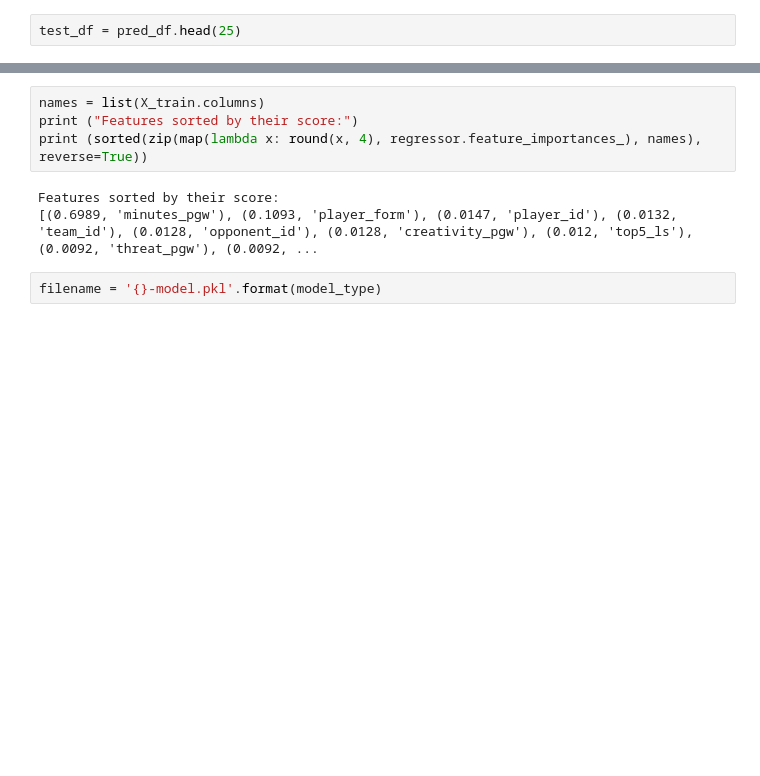
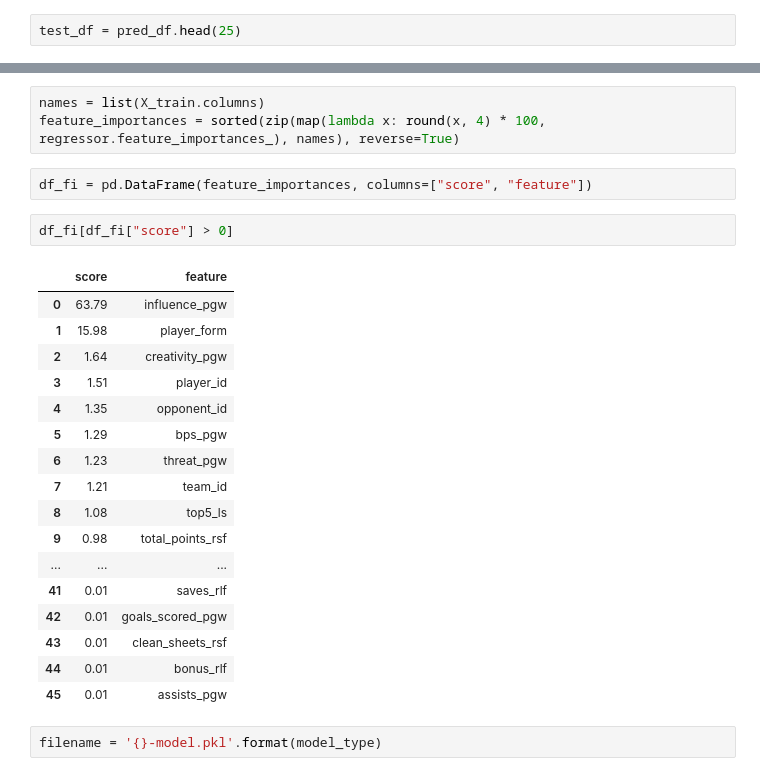
Before and after one commit to ssh24/Fantasy-Premier-League, a Jupyter notebook: dev/scripts/models/random-forest-model.ipynb, the cells around one changed output, grey strips where cells are left out. Saved outputs shown, nothing was run; the diff lists cells and outputs as text; blank space fills up the shorter version.

```diff
--- a/dev/scripts/models/random-forest-model.ipynb
+++ b/dev/scripts/models/random-forest-model.ipynb
@@ -155,11 +155,29 @@ OOB Score: 0.31
 R^2 Validation Score: 0.30
 # %%
 names = list(X_train.columns)
-print ("Features sorted by their score:")
-print (sorted(zip(map(lambda x: round(x, 4), regressor.feature_importances_), names), reverse=True))
+feature_importances = sorted(zip(map(lambda x: round(x, 4) * 100, regressor.feature_importances_), names), reverse=True)
-# %% [output]
-Features sorted by their score:
-[(0.6989, 'minutes_pgw'), (0.1093, 'player_form'), (0.0147, 'player_id'), (0.0132, 'team_id'), (0.0128, 'opponent_id'), (0.0128, 'creativity_pgw'), (0.012, 'top5_ls'), (0.0092, 'threat_pgw'), (0.0092, ...
+# %%
+df_fi = pd.DataFrame(feature_importances, columns=["score", "feature"])
+# %%
+df_fi[df_fi["score"] > 0]
+# %% [output]
+|  | score | feature |
+| 0 | 63.79 | influence_pgw |
+| 1 | 15.98 | player_form |
+| 2 | 1.64 | creativity_pgw |
+| 3 | 1.51 | player_id |
+| 4 | 1.35 | opponent_id |
+| 5 | 1.29 | bps_pgw |
+| 6 | 1.23 | threat_pgw |
+| 7 | 1.21 | team_id |
+| 8 | 1.08 | top5_ls |
+| 9 | 0.98 | total_points_rsf |
+| ... | ... | ... |
+| 41 | 0.01 | saves_rlf |
+| 42 | 0.01 | goals_scored_pgw |
+| 43 | 0.01 | clean_sheets_rsf |
+| 44 | 0.01 | bonus_rlf |
+| 45 | 0.01 | assists_pgw |
 # %%
 filename = '{}-model.pkl'.format(model_type)
 # %%
```
Also changed, not shown: parts of 7 cells of this notebook, 10 other files.
